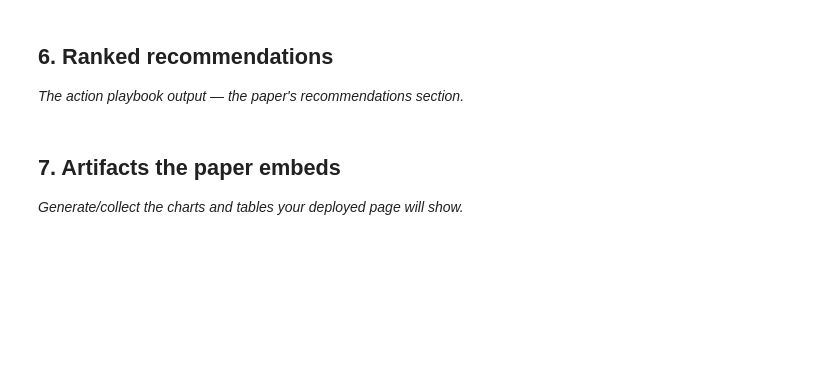
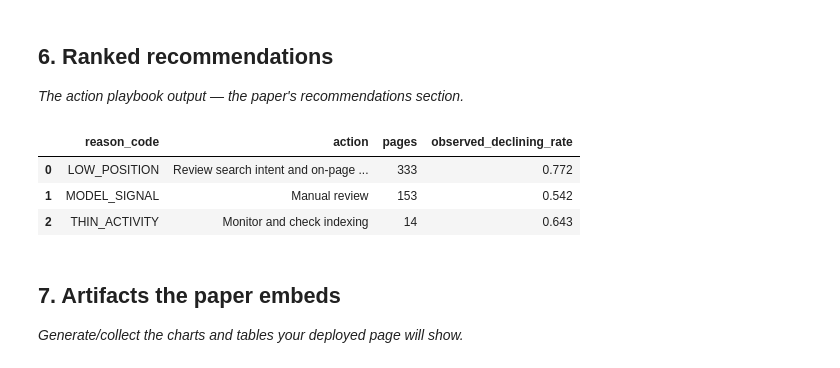
Before and after one commit to mansi-1002/flyrank-ml-internship, a Jupyter notebook: work/notebooks/capstone.ipynb, the cells around one changed output. Saved outputs shown, nothing was run; the diff lists cells and outputs as text; code cells hidden in the pictures; blank space fills up the shorter version.

```diff
--- a/work/notebooks/capstone.ipynb
+++ b/work/notebooks/capstone.ipynb
@@ -28,0 +159,12 @@ This skeleton is yours to fill. Work the sections **in order** — each one has
+# %%
+best = results[results["method"] != "baseline rule"].sort_values("P@100", ascending=False).iloc[0]["method"]
+jun = build_frame("2026-06")
+Xj = jun[FEATURES].replace([np.inf, -np.inf], np.nan).fillna(0)
+yj = jun["label"].values
+sj = models[best].predict_proba(Xj)[:, 1]
+print("Sealed test month 2026-06 | chosen model:", best, "| base rate:", round(yj.mean(), 3))
+sealed = {"baseline": {}, best: {}}
+for k in KS:
+    sealed["baseline"][f"P@{k}"] = round(precision_at_k(baseline_score(jun), yj, k), 3)
+    sealed[best][f"P@{k}"] = round(precision_at_k(sj, yj, k), 3)
+pd.DataFrame(sealed).T
@@ -30,6 +185,36 @@ This skeleton is yours to fill. Work the sections **in order** — each one has
 ## 6. Ranked recommendations
 
 *The action playbook output — the paper's recommendations section.*
+# %%
+jun["model_score"] = sj
+top = jun.sort_values("model_score", ascending=False).head(500).copy()
+p90 = jun["impr_h1"].quantile(0.9)
+
+top["reason_code"] = np.select(
+    [top["days_since_update"].fillna(0) >= 180,
+     top["avg_pos_h1"] > 20,
+     top["active_days_h1"] < 8,
+     top["impr_h1"] >= p90],
+    ["STALE_VISIBLE", "LOW_POSITION", "THIN_ACTIVITY", "HIGH_EXPOSURE"],
+    default="MODEL_SIGNAL")
+actions = {"STALE_VISIBLE": "Review and refresh content",
+           "LOW_POSITION": "Review search intent and on-page relevance",
+           "THIN_ACTIVITY": "Monitor and check indexing",
+           "HIGH_EXPOSURE": "Prioritize review: much traffic at risk",
+           "MODEL_SIGNAL": "Manual review"}
+top["action"] = top["reason_code"].map(actions)
+
+playbook = (top.groupby(["reason_code", "action"])
+              .agg(pages=("label", "size"), observed_declining_rate=("label", "mean"))
+              .round(3).sort_values("pages", ascending=False).reset_index())
+os.makedirs("work/outputs", exist_ok=True)
+top[["model_score", "reason_code", "action"]].to_csv("work/outputs/capstone_action_queue.csv", index=False)
+playbook
+# %% [output]
+|  | reason_code | action | pages | observed_declining_rate |
+| 0 | LOW_POSITION | Review search intent and on-page ... | 333 | 0.772 |
+| 1 | MODEL_SIGNAL | Manual review | 153 | 0.542 |
+| 2 | THIN_ACTIVITY | Monitor and check indexing | 14 | 0.643 |
 # %% [markdown]
 ## 7. Artifacts the paper embeds
 
```
Also changed, not shown: parts of 16 cells of this notebook.
